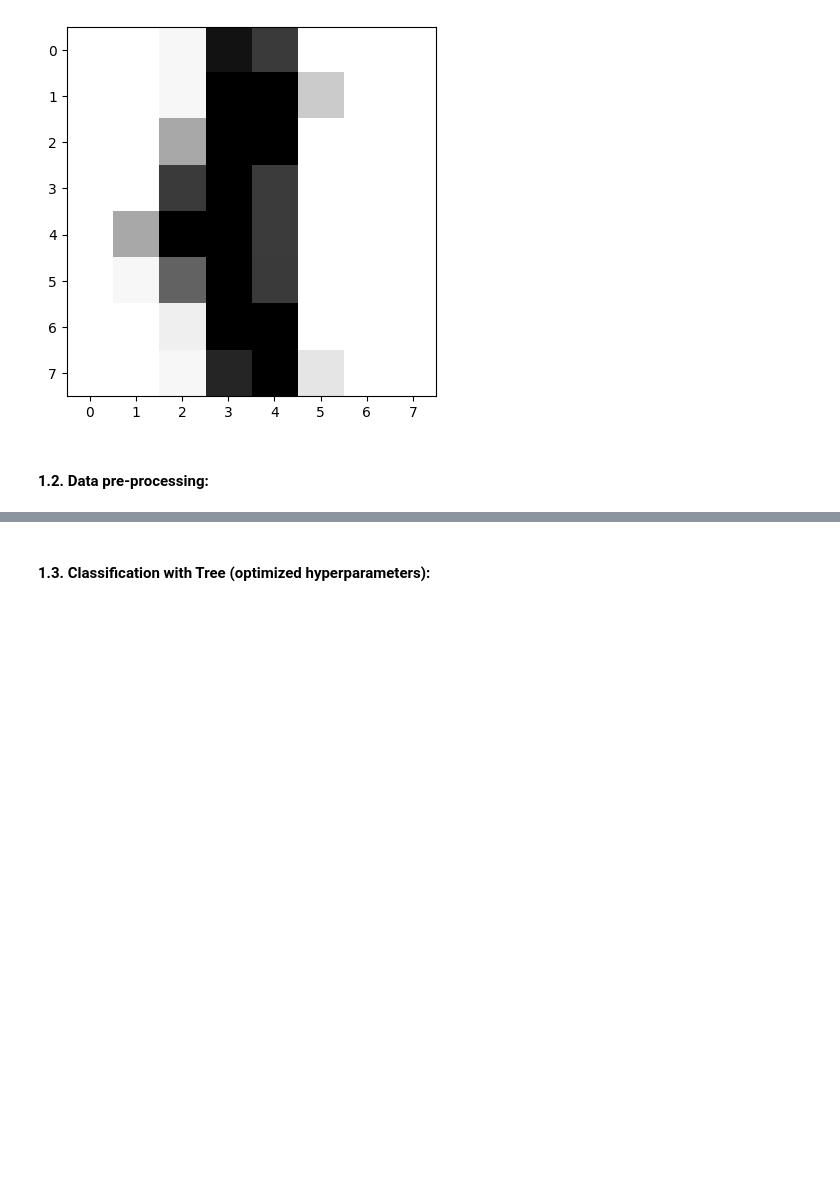
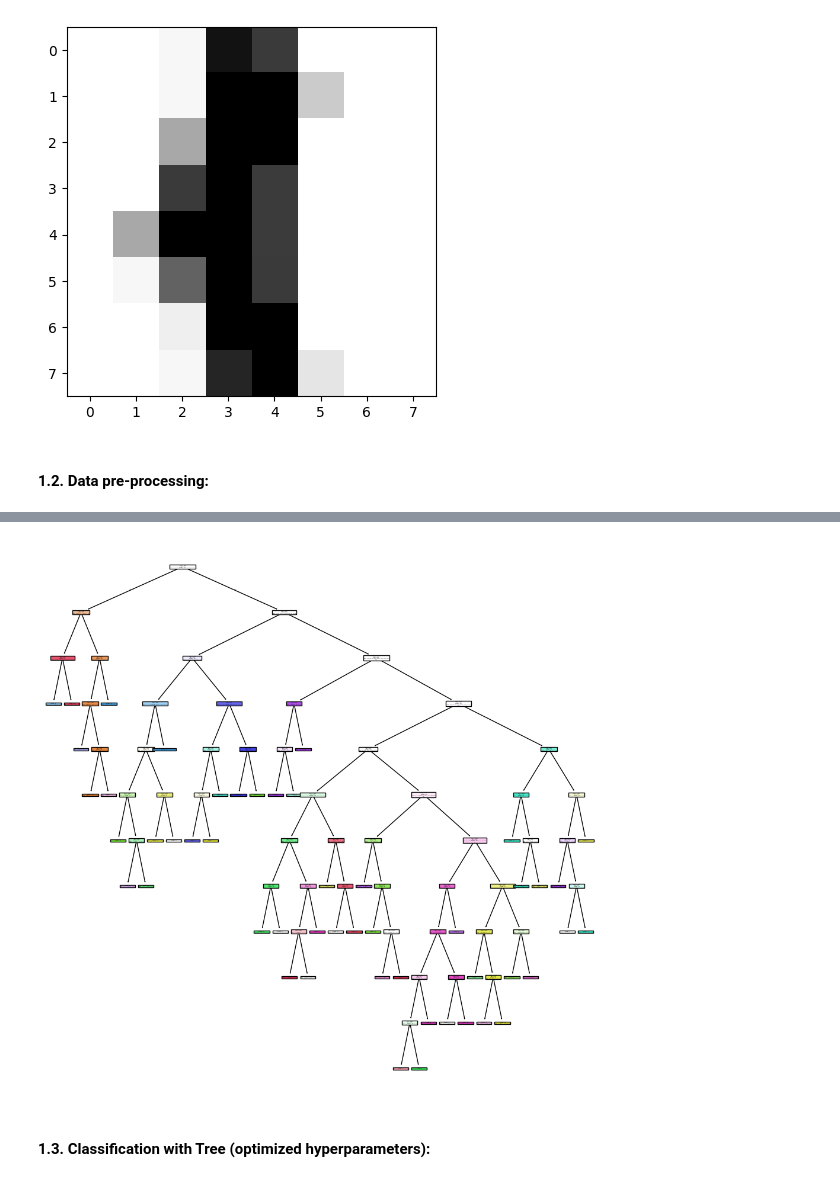
Before and after one commit to davidlealo/sic_ai_2024, a Jupyter notebook: 004_machine_learning/chapter_5/38. ex_0312.ipynb, the cells around one changed output, grey strips where cells are left out. Drawn from its saved outputs; the diff is of its cells as text; code cells hidden in the pictures; blank space fills up the shorter version.

```diff
--- a/004_machine_learning/chapter_5/38. ex_0312.ipynb
+++ b/004_machine_learning/chapter_5/38. ex_0312.ipynb
@@ -84,3 +105,10 @@ X_train, X_test, Y_train, Y_test = train_test_split(X, Y, test_size=0.3, random_
+# %%
+# Visualizar Decision Tree
+fig, ax= plt.subplots(figsize=(12,12))
+plot_tree(tree2,filled=True)
+plt.show()
+# %% [output]
+[figure, added]
 # %% [markdown]
 #### 1.3. Classification with Tree (optimized hyperparameters):
 # %% [markdown]
```
Also changed, not shown: parts of 5 cells of this notebook.
